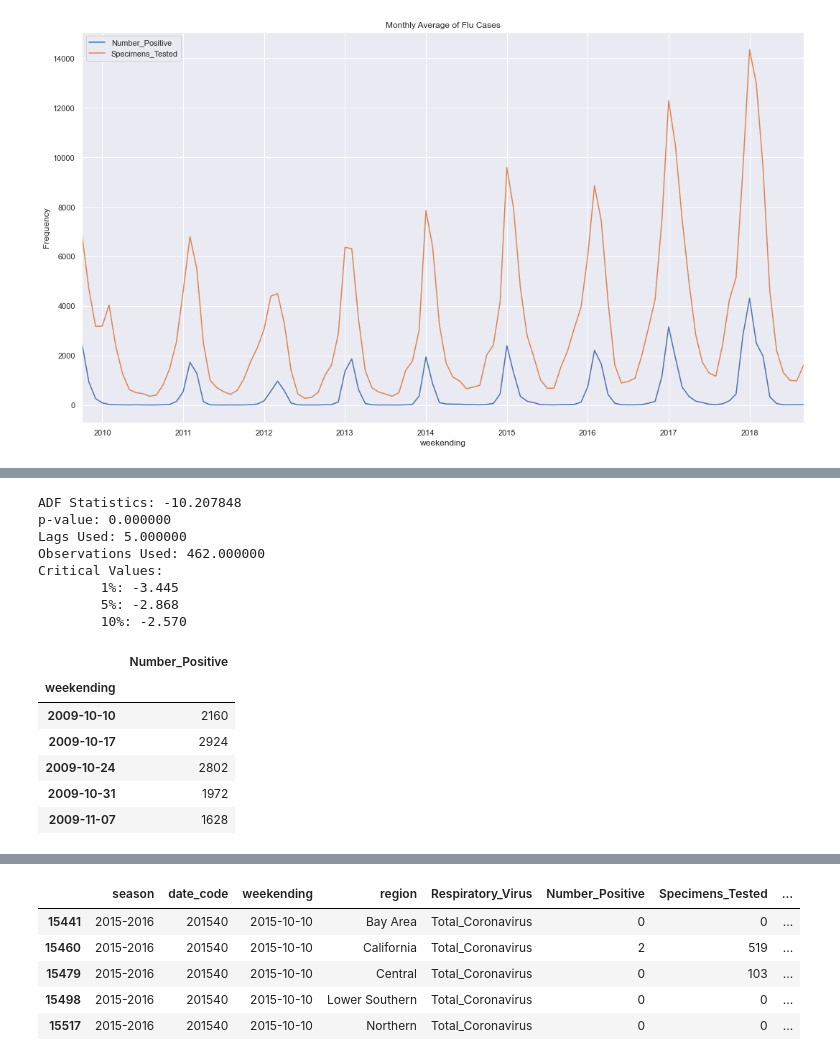
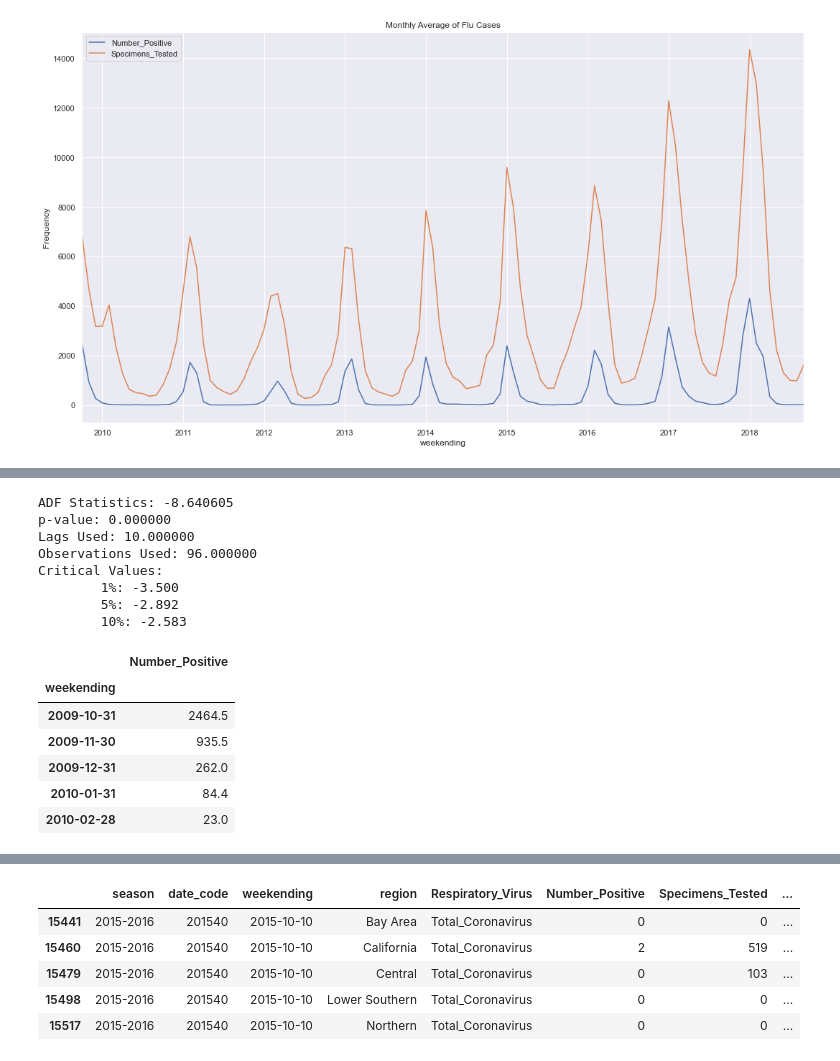
Before and after one commit to danypark91/ts_sarimax, a Jupyter notebook: flu.ipynb, the cells around one changed output, grey strips where cells are left out. Cells and saved outputs as stored; diff of their text form; code cells hidden in the pictures.

```diff
--- a/flu.ipynb
+++ b/flu.ipynb
@@ -208,8 +208,8 @@ from statsmodels.tsa.seasonal import seasonal_decompose
 from pylab import rcParams
 rcParams['figure.figsize'] = 18, 10
 
-df_inf_pos = df_inf["Number_Positive"]
+df_monthly_pos = df_monthly["Number_Positive"]
 
-decomp = seasonal_decompose(df_inf_pos,model='additive')
+decomp = seasonal_decompose(df_monthly_pos,model='additive')
 decomp.plot();
 # %% [output]
@@ -261,28 +261,28 @@ def adfuller_result(y):
         print('\t%s: %.3f' % (key, value))
 # %%
 # Augmented Dickey-Fuller Test
-adfuller_result(df_inf_pos_diff.dropna())
+adfuller_result(df_monthly_pos_diff.dropna())
 # %% [output]
-ADF Statistics: -10.207848
+ADF Statistics: -8.640605
 p-value: 0.000000
-Lags Used: 5.000000
-Observations Used: 462.000000
+Lags Used: 10.000000
+Observations Used: 96.000000
 Critical Values:
-        1%: -3.445
-        5%: -2.868
-        10%: -2.570
+        1%: -3.500
+        5%: -2.892
+        10%: -2.583
 # %%
 # Converting into the dataframe
-df_inf_pos = df_inf_pos.rename_axis('weekending').to_frame('Number_Positive')
-df_inf_pos.head(5)
+df_monthly_pos = df_monthly_pos.rename_axis('weekending').to_frame('Number_Positive')
+df_monthly_pos.head(5)
 # %% [output]
 |  | Number_Positive |
 | weekending |  |
-| 2009-10-10 | 2160 |
-| 2009-10-17 | 2924 |
-| 2009-10-24 | 2802 |
-| 2009-10-31 | 1972 |
-| 2009-11-07 | 1628 |
+| 2009-10-31 | 2464.5 |
+| 2009-11-30 | 935.5 |
+| 2009-12-31 | 262.0 |
+| 2010-01-31 | 84.4 |
+| 2010-02-28 | 23.0 |
 # %%
 #Best-fit of the model
 import pmdarima as pm
```
Also changed, not shown: parts of 4 cells of this notebook.
